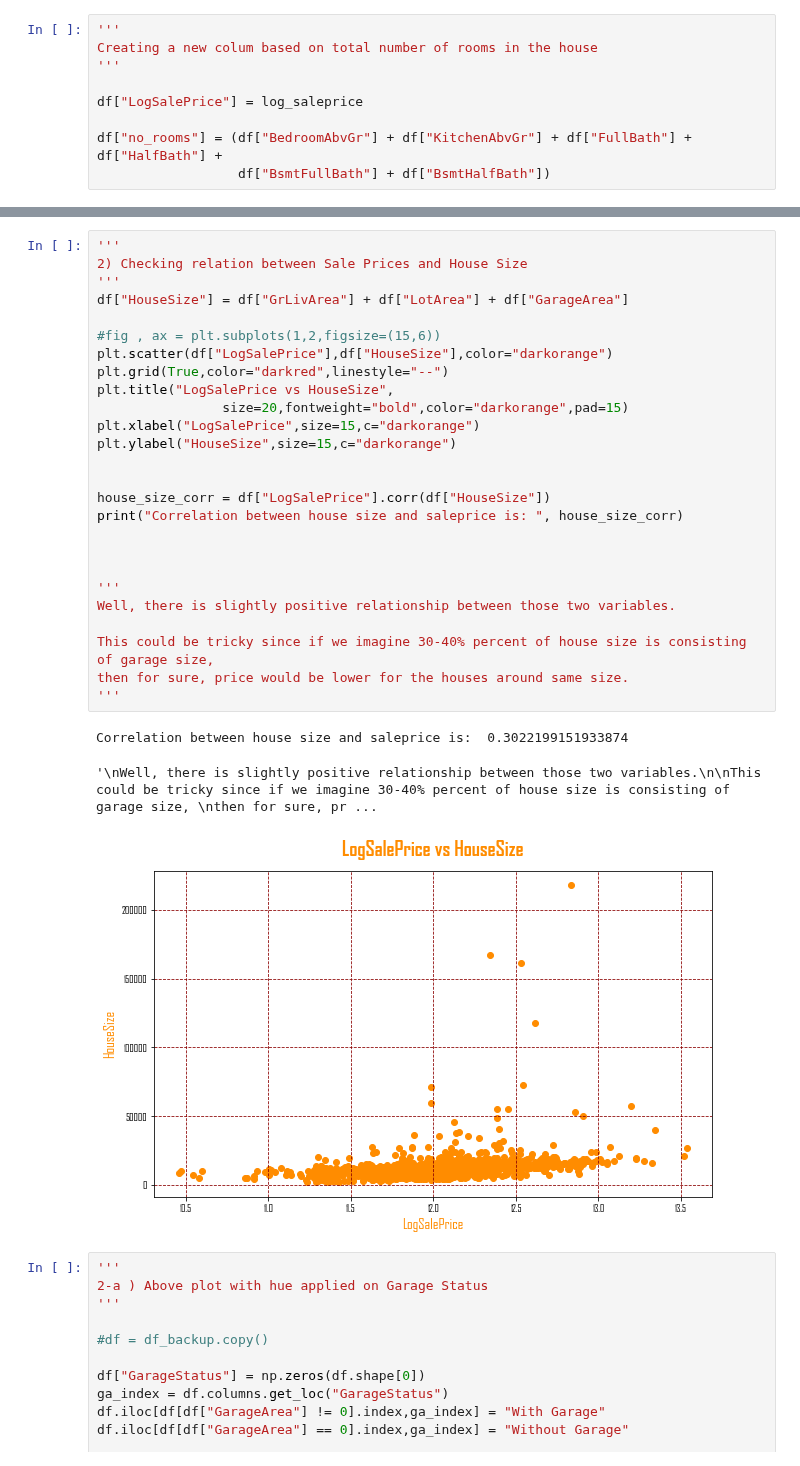
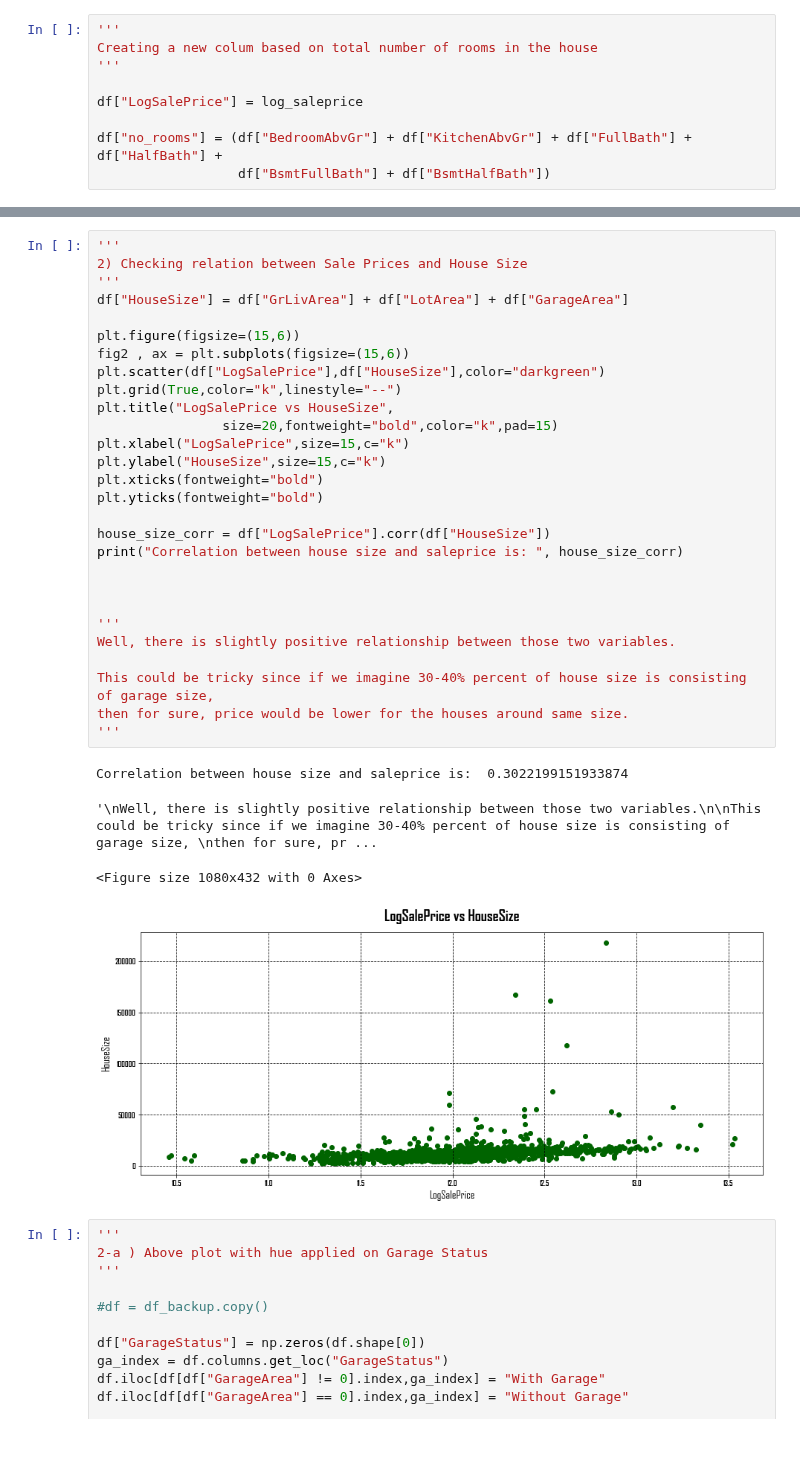
Before and after one commit to paoloironhack/data_analytics062020, a Jupyter notebook: labs/module_2/27-Storytelling-Data-Viz/your-code/main.ipynb, the cells around one changed output, grey strips where cells are left out. Saved outputs shown, nothing was run; the diff lists cells and outputs as text.

```diff
--- a/labs/module_2/27-Storytelling-Data-Viz/your-code/main.ipynb
+++ b/labs/module_2/27-Storytelling-Data-Viz/your-code/main.ipynb
@@ -256,33 +259,36 @@ Correlation between LogSalePrice and Number of rooms is:  0.5211204930045001
 # %%
 '''
 2) Checking relation between Sale Prices and House Size
 '''
 df["HouseSize"] = df["GrLivArea"] + df["LotArea"] + df["GarageArea"]
 
-#fig , ax = plt.subplots(1,2,figsize=(15,6))
-plt.scatter(df["LogSalePrice"],df["HouseSize"],color="darkorange")
-plt.grid(True,color="darkred",linestyle="--")
+plt.figure(figsize=(15,6))
+fig2 , ax = plt.subplots(figsize=(15,6))
+plt.scatter(df["LogSalePrice"],df["HouseSize"],color="darkgreen")
+plt.grid(True,color="k",linestyle="--")
 plt.title("LogSalePrice vs HouseSize",
-                size=20,fontweight="bold",color="darkorange",pad=15)
-plt.xlabel("LogSalePrice",size=15,c="darkorange")
-plt.ylabel("HouseSize",size=15,c="darkorange")
-
+                size=20,fontweight="bold",color="k",pad=15)
+plt.xlabel("LogSalePrice",size=15,c="k")
+plt.ylabel("HouseSize",size=15,c="k")
+plt.xticks(fontweight="bold")
+plt.yticks(fontweight="bold")
 
 house_size_corr = df["LogSalePrice"].corr(df["HouseSize"])
 print("Correlation between house size and saleprice is: ", house_size_corr)
 
 
 
 '''
 Well, there is slightly positive relationship between those two variables.
 
 This could be tricky since if we imagine 30-40% percent of house size is consisting of garage size,
 then for sure, price would be lower for the houses around same size.
 '''
 # %% [output]
 Correlation between house size and saleprice is:  0.3022199151933874
 '\nWell, there is slightly positive relationship between those two variables.\n\nThis could be tricky since if we imagine 30-40% percent of house size is consisting of garage size, \nthen for sure, pr ...
+<Figure size 1080x432 with 0 Axes>
-[figure, old version]
+[figure, new version]
 # %%
 '''
 2-a ) Above plot with hue applied on Garage Status
```
Also changed, not shown: parts of 14 cells of this notebook.
